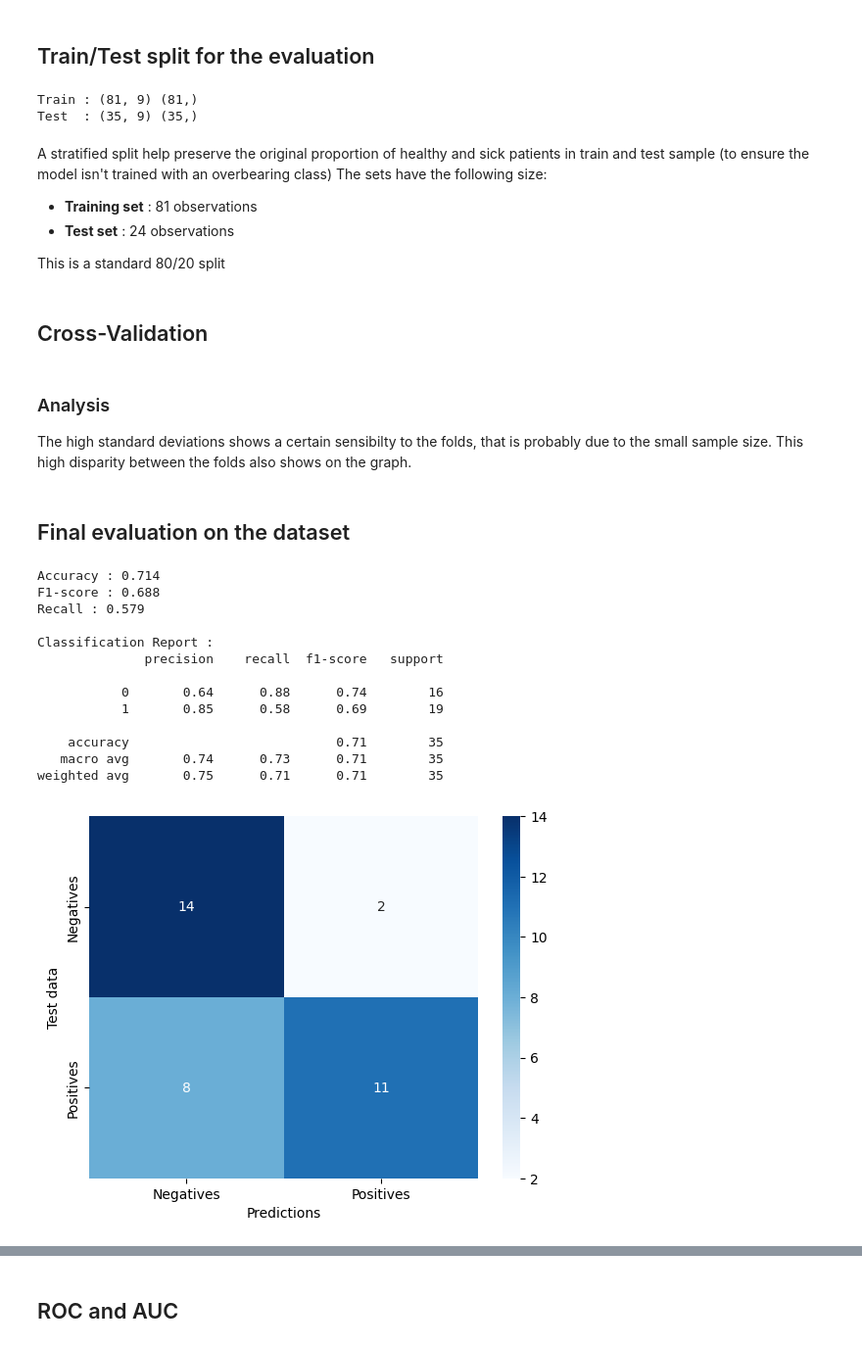
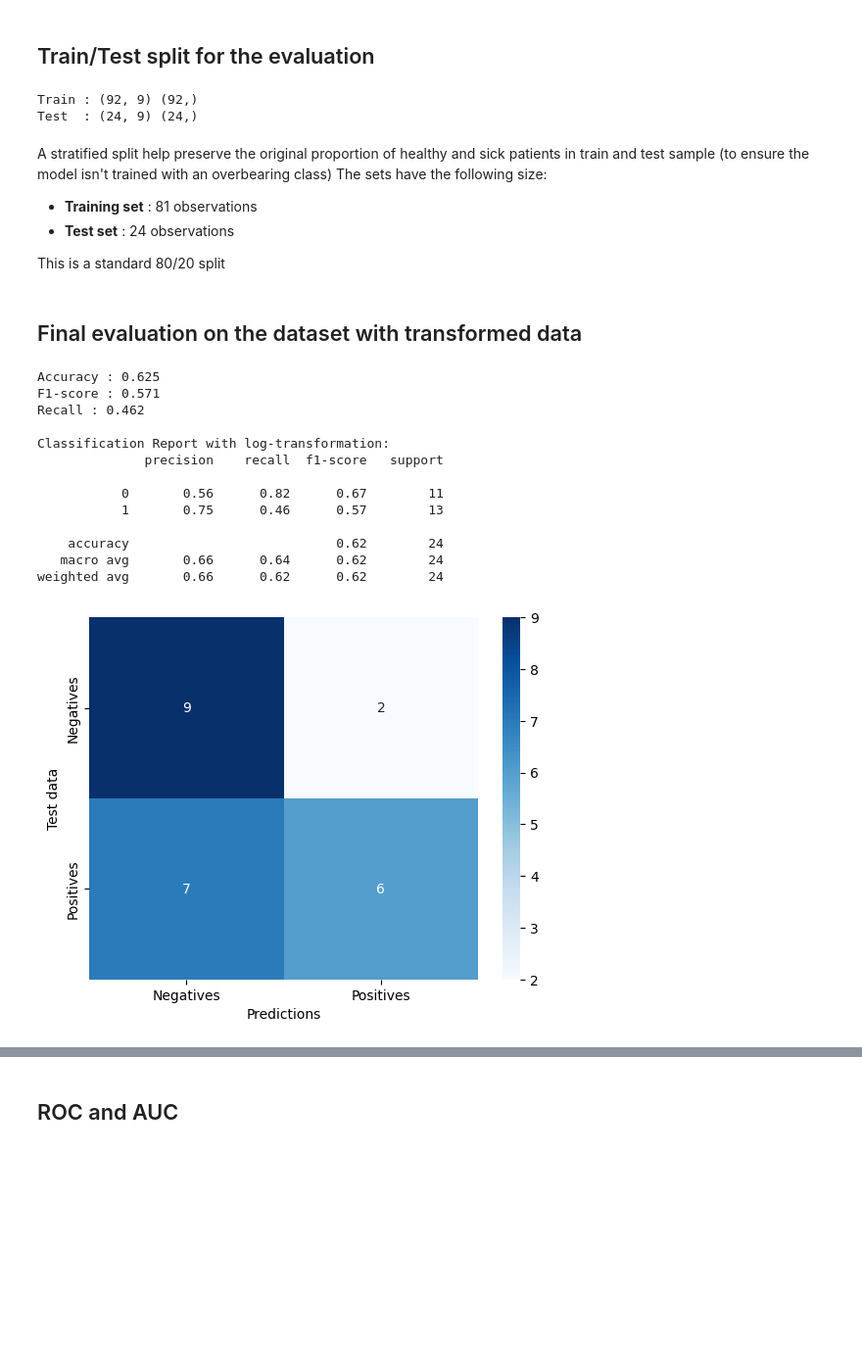
Before and after one commit to ErwanR123/breast-cancer-detection, a Jupyter notebook: naive_bayes.ipynb, the cells around one changed output, grey strips where cells are left out. Shown at 98% size. Cells and saved outputs as stored; diff of their text form; code cells hidden in the pictures; blank space fills up the shorter version.

```diff
--- a/naive_bayes.ipynb
+++ b/naive_bayes.ipynb
@@ -241,17 +260,17 @@ The data of the features is continuous and non-binary. As such, we use a Gaussia
 from sklearn.model_selection import train_test_split
 
 # Stratified split to conserve the distribution of the variables
-X_train, X_test, y_train, y_test = train_test_split(
+X_transf_train, X_transf_test, y_transf_train, y_transf_test = train_test_split(
     X_scaled, y,
     test_size=0.2,
     random_state=42,
     stratify=y)
 
-print("Train :", X_train.shape, y_train.shape)
-print("Test  :", X_test.shape, y_test.shape)
+print("Train :", X_transf_train.shape, y_transf_train.shape)
+print("Test  :", X_transf_test.shape, y_transf_test.shape)
 # %% [output]
-Train : (81, 9) (81,)
-Test  : (35, 9) (35,)
+Train : (92, 9) (92,)
+Test  : (24, 9) (24,)
 # %% [markdown]
 A stratified split help preserve the original proportion of healthy and sick patients in train and test sample (to ensure the model isn't trained with an overbearing class)
 The sets have the following size:
@@ -259,5 +278,3 @@ The sets have the following size:
 - **Test set** : 24 observations
 
 This is a standard 80/20 split
-# %% [markdown]
-## Cross-Validation
@@ -295,54 +281,50 @@ plt.show()
-# %% [markdown]
-### Analysis
-
-The high standard deviations shows a certain sensibilty to the folds, that is probably due to the small sample size. This high disparity between the folds also shows on the graph.
 # %% [markdown]
-## Final evaluation on the dataset
+## Final evaluation on the dataset with transformed data
 # %%
 from sklearn.naive_bayes import GaussianNB
 from sklearn.metrics import accuracy_score, f1_score, recall_score, classification_report, confusion_matrix
 
 #Initialize and train a Naive Bayes classifier
 nb_classifier = GaussianNB()
-nb_classifier.fit(X_train, y_train)
+nb_classifier.fit(X_transf_train, y_transf_train)
 
 # Make predictions on the test set
-y_pred = nb_classifier.predict(X_test)
+y_pred = nb_classifier.predict(X_transf_test)
 
 # Accuracy
-accuracy = accuracy_score(y_test, y_pred)
+accuracy = accuracy_score(y_transf_test, y_pred)
 print(f"Accuracy : {accuracy:.3f}")
 
 # F1-score
-f1 = f1_score(y_test, y_pred)
+f1 = f1_score(y_transf_test, y_pred)
 print(f"F1-score : {f1:.3f}")
 
 # Recall
-rec = recall_score(y_test, y_pred)
+rec = recall_score(y_transf_test, y_pred)
 print(f"Recall : {rec:.3f}")
 
 # Complete report
-print("\nClassification Report :")
-print(classification_report(y_test, y_pred))
+print("\nClassification Report with log-transformation:")
+print(classification_report(y_transf_test, y_pred))
 
 ## Confusion matrix
-conf = sns.heatmap(confusion_matrix(y_true=y_test, y_pred=y_pred), annot=True, cmap="Blues", xticklabels=["Negatives", "Positives"], yticklabels=["Negatives", "Positives"])
+conf = sns.heatmap(confusion_matrix(y_true=y_transf_test, y_pred=y_pred), annot=True, cmap="Blues", xticklabels=["Negatives", "Positives"], yticklabels=["Negatives", "Positives"])
 conf.set_xlabel("Predictions")
 conf.set_ylabel("Test data")
 plt.show()
 # %% [output]
-Accuracy : 0.714
-F1-score : 0.688
-Recall : 0.579
+Accuracy : 0.625
+F1-score : 0.571
+Recall : 0.462
 
-Classification Report :
+Classification Report with log-transformation:
               precision    recall  f1-score   support
 
-           0       0.64      0.88      0.74        16
-           1       0.85      0.58      0.69        19
+           0       0.56      0.82      0.67        11
+           1       0.75      0.46      0.57        13
 
-    accuracy                           0.71        35
-   macro avg       0.74      0.73      0.71        35
-weighted avg       0.75      0.71      0.71        35
+    accuracy                           0.62        24
+   macro avg       0.66      0.64      0.62        24
+weighted avg       0.66      0.62      0.62        24
-[figure, old version]
+[figure, new version]
 # %% [markdown]
```
Also changed, not shown: parts of 11 cells of this notebook.
